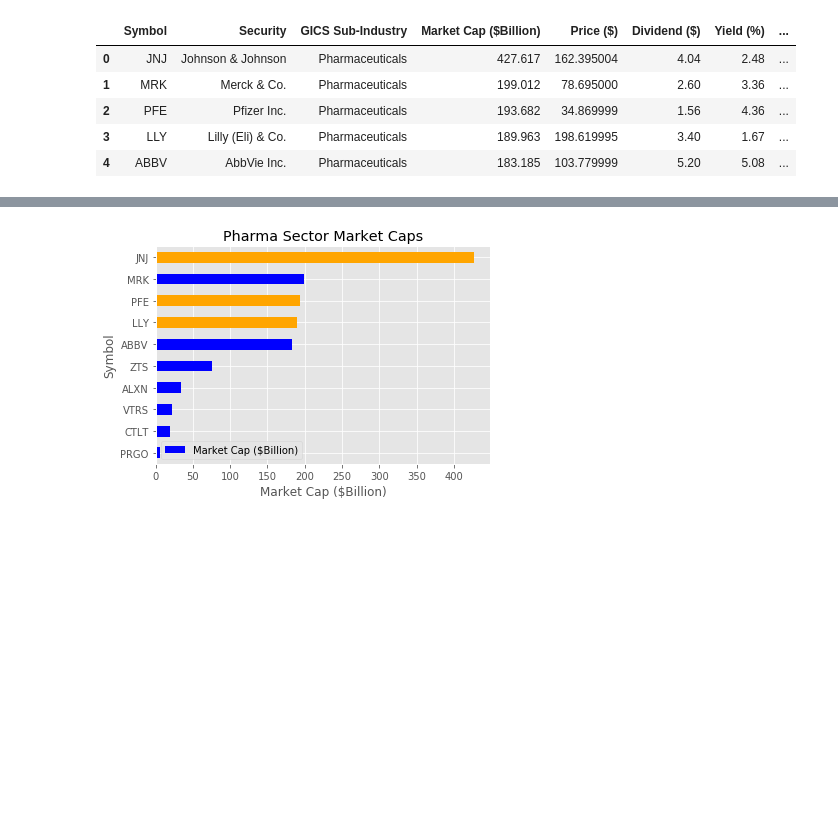
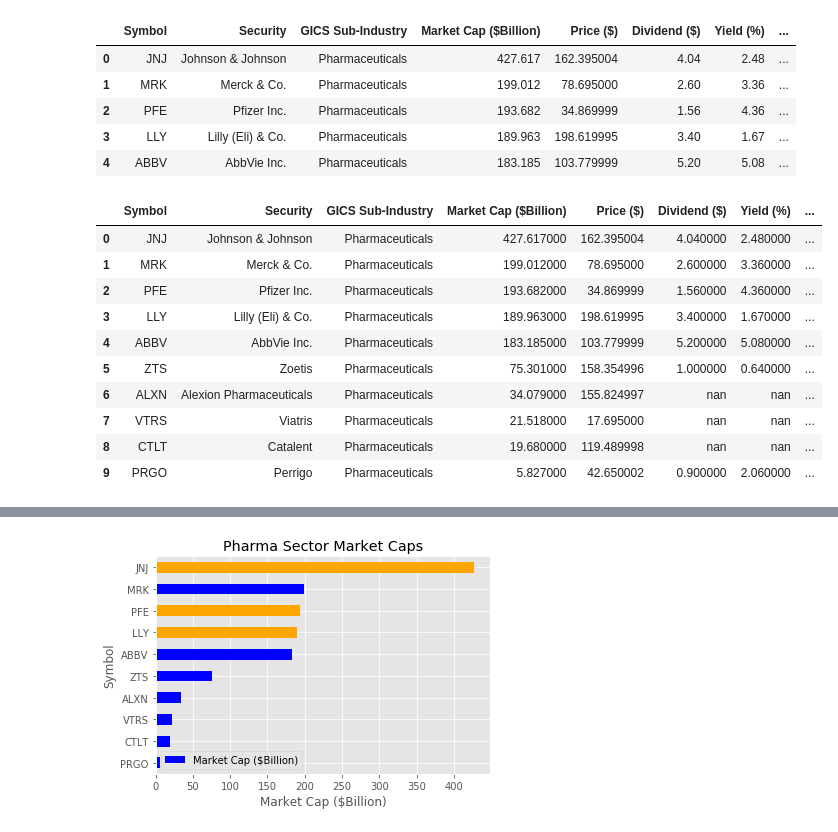
Before and after one commit to larawayn/Project-1, a Jupyter notebook: pharma_project.ipynb, the cells around one changed output, grey strips where cells are left out. Cells and saved outputs as stored; diff of their text form; code cells hidden in the pictures; blank space fills up the shorter version.

```diff
--- a/pharma_project.ipynb
+++ b/pharma_project.ipynb
@@ -22,3 +26,19 @@ pharma_df.head()
 | 2 | PFE | Pfizer Inc. | Pharmaceuticals | 193.682 | 34.869999 | 1.56 | 4.36 | ... |
 | 3 | LLY | Lilly (Eli) & Co. | Pharmaceuticals | 189.963 | 198.619995 | 3.40 | 1.67 | ... |
 | 4 | ABBV | AbbVie Inc. | Pharmaceuticals | 183.185 | 103.779999 | 5.20 | 5.08 | ... |
+# %%
+styled_df = pharma_df.style.background_gradient(cmap='Blues',low=.75, high=0).highlight_null('red')
+dfi.export(styled_df,'output_data/sum_table.png')
+styled_df
+# %% [output]
+|  | Symbol | Security | GICS Sub-Industry | Market Cap ($Billion) | Price ($) | Dividend ($) | Yield (%) | ... |
+| 0 | JNJ | Johnson & Johnson | Pharmaceuticals | 427.617000 | 162.395004 | 4.040000 | 2.480000 | ... |
+| 1 | MRK | Merck & Co. | Pharmaceuticals | 199.012000 | 78.695000 | 2.600000 | 3.360000 | ... |
+| 2 | PFE | Pfizer Inc. | Pharmaceuticals | 193.682000 | 34.869999 | 1.560000 | 4.360000 | ... |
+| 3 | LLY | Lilly (Eli) & Co. | Pharmaceuticals | 189.963000 | 198.619995 | 3.400000 | 1.670000 | ... |
+| 4 | ABBV | AbbVie Inc. | Pharmaceuticals | 183.185000 | 103.779999 | 5.200000 | 5.080000 | ... |
+| 5 | ZTS | Zoetis | Pharmaceuticals | 75.301000 | 158.354996 | 1.000000 | 0.640000 | ... |
+| 6 | ALXN | Alexion Pharmaceuticals | Pharmaceuticals | 34.079000 | 155.824997 | nan | nan | ... |
+| 7 | VTRS | Viatris | Pharmaceuticals | 21.518000 | 17.695000 | nan | nan | ... |
+| 8 | CTLT | Catalent | Pharmaceuticals | 19.680000 | 119.489998 | nan | nan | ... |
+| 9 | PRGO | Perrigo | Pharmaceuticals | 5.827000 | 42.650002 | 0.900000 | 2.060000 | ... |
```
Also changed, not shown: parts of 5 cells of this notebook, 3 other files.
